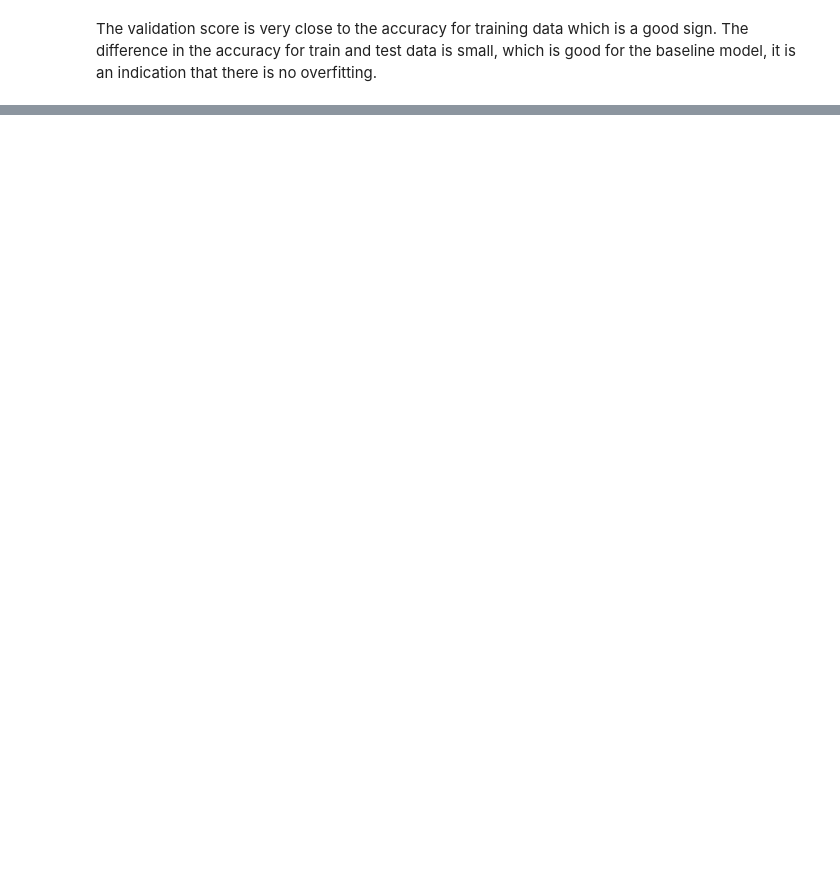
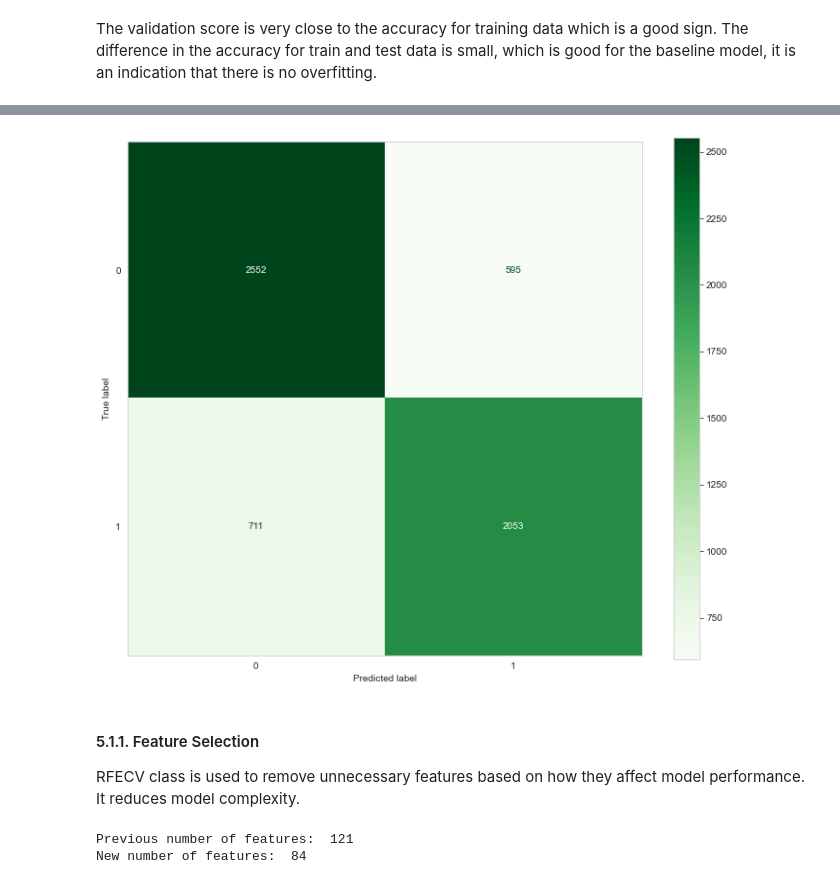
Before and after one commit to ngili/Predicting-H1N1-and-Seasonal-Flu-Vaccinations, a Jupyter notebook: analysis.ipynb, the cells around one changed output, grey strips where cells are left out. Saved outputs shown, nothing was run; the diff lists cells and outputs as text; code cells hidden in the pictures; blank space fills up the shorter version.

```diff
--- a/analysis.ipynb
+++ b/analysis.ipynb
@@ -640,0 +645,7 @@ Please also refer to the documentation for alternative solver options:
+# %%
+# instantiating model with solver defined
+baseline_new = LogisticRegression(random_state=random_seed,solver = "sag")
+
+#evaluating model
+print("Logistic Regression New Baseline Model Scores")
+evaluation(baseline_new,X_train_one_hot,y_train,X_test_one_hot,y_test)
@@ -816,0 +672,11 @@ print(accuracy_score(y_train,knn_train))
+# %%
+# plotting confusion matrix for the baseline model
+fig,ax = plt.subplots(figsize=(12,10))
+plt.grid(False)
+
+ConfusionMatrixDisplay.from_estimator(baseline_new,X_test_one_hot,y_test,cmap="Greens",ax=ax);
+# %% [output]
+[figure, added]
+# %% [markdown]
+#### 5.1.1. Feature Selection
+RFECV class is used to remove unnecessary features based on how they affect model performance. It reduces model complexity.
@@ -816,0 +692,7 @@ print(accuracy_score(y_train,knn_train))
+# %%
+# previewing new shape
+print("Previous number of features: ",X_train_one_hot.shape[1])
+print("New number of features: " ,X_train_rfe.shape[1])
+# %% [output]
+Previous number of features:  121
+New number of features:  84
```
Also changed, not shown: parts of 71 cells of this notebook.
